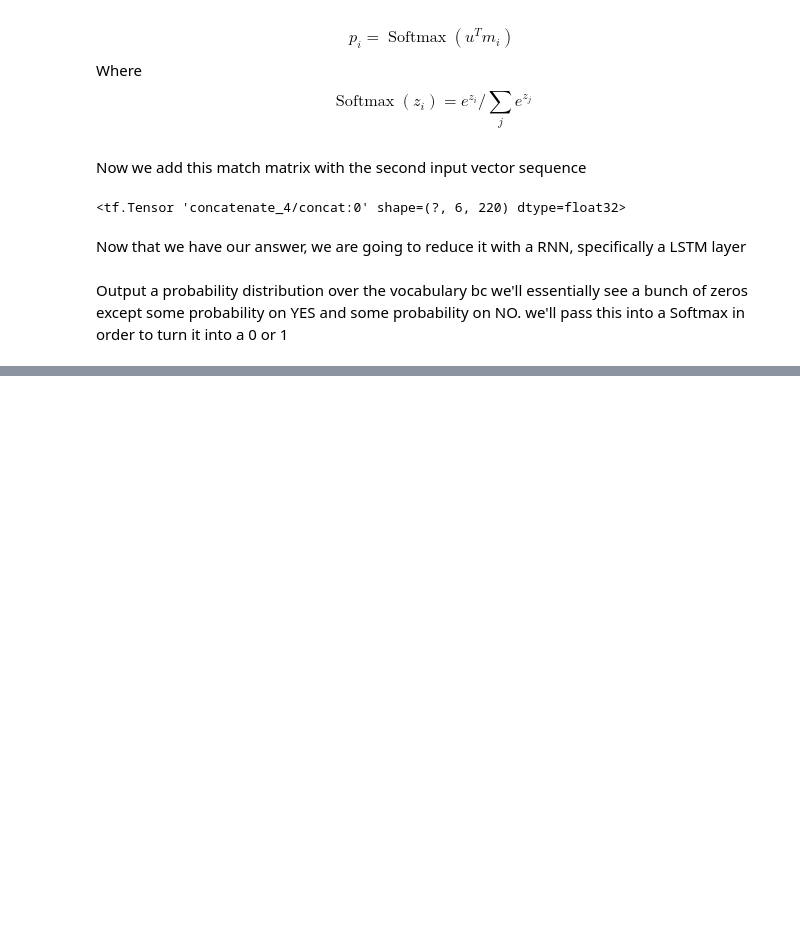
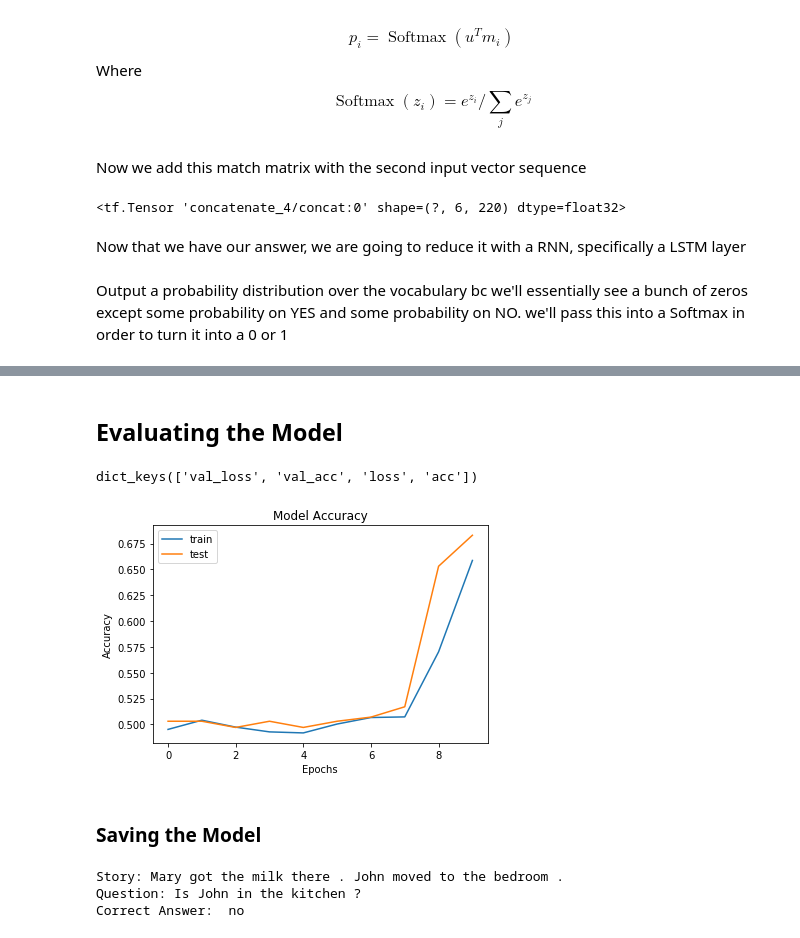
Before and after one commit to AlbMej/Natural-Language-Processing, a Jupyter notebook: Q&A Chatbot/DL Q&A Chatbot.ipynb, the cells around one changed output, grey strips where cells are left out. Cells and saved outputs as stored; diff of their text form; code cells hidden in the pictures; blank space fills up the shorter version.

Commit message:
Fit/Train network, plot train hist, evaluate on test set

```diff
--- a/Q&A Chatbot/DL Q&A Chatbot.ipynb
+++ b/Q&A Chatbot/DL Q&A Chatbot.ipynb
@@ -397,2 +400,28 @@ Trainable params: 41,694
 Non-trainable params: 0
 __________________________________________________________________________________________________
+# %%
+'''
+Train the model for 3 epochs, in batches of 16 samples,
+on data stored in the Numpy array X_train,
+and labels stored in the Numpy array y_train:
+
+model.fit(X_train, y_train, nb_epoch=3, batch_size=16, verbose=1)
+
+What you will see with mode verbose=1:
+Train on 37800 samples, validate on 4200 samples
+Epoch 0
+37800/37800 [==============================] - 7s - loss: 0.0385
+Epoch 1
+37800/37800 [==============================] - 8s - loss: 0.0140
+Epoch 2
+10960/37800 [=======>......................] - ETA: 4s - loss: 0.0109
+
+Smaller batch sizes with longer training epochs should lead to slightly better results.
+'''
+# Training on input stories and input questions
+x_train = [inputsTrain, queriesTrain]
+correctLabels = answersTrain
+
+validSet = ([inputsTest, queriesTest], answersTest)
+
+chatbotHistory = model.fit(x_train, correctLabels, batch_size=32, epochs=10, validation_data=validSet)
@@ -398,0 +446,19 @@ ________________________________________________________________________________
+# %% [markdown]
+## Evaluating the Model
+# %%
+#pprint(chatbotHistory.history)
+print(chatbotHistory.history.keys())
+# Summarize the history for accuracy
+#Loss & and Accuracy are essentially inverses of each other. We are trying to increase accuracy/reduce loss
+plt.plot(chatbotHistory.history['acc'])
+plt.plot(chatbotHistory.history['val_acc'])
+plt.title('Model Accuracy')
+plt.ylabel('Accuracy')
+plt.xlabel('Epochs')
+plt.legend(['train', 'test'], loc='upper left')
+plt.show()
+# %% [output]
+dict_keys(['val_loss', 'val_acc', 'loss', 'acc'])
+[figure, added]
+# %% [markdown]
+### Saving the Model
@@ -398,0 +474,12 @@ ________________________________________________________________________________
+# %%
+story =' '.join(word for word in test_data[0][0])
+print(f'Story: {story}')
+
+query = ' '.join(word for word in test_data[0][1])
+print(f'Question: {query}')
+
+print("Correct Answer: ",test_data[0][2])
+# %% [output]
+Story: Mary got the milk there . John moved to the bedroom .
+Question: Is John in the kitchen ?
+Correct Answer:  no
```
Also changed, not shown: parts of 26 cells of this notebook.
